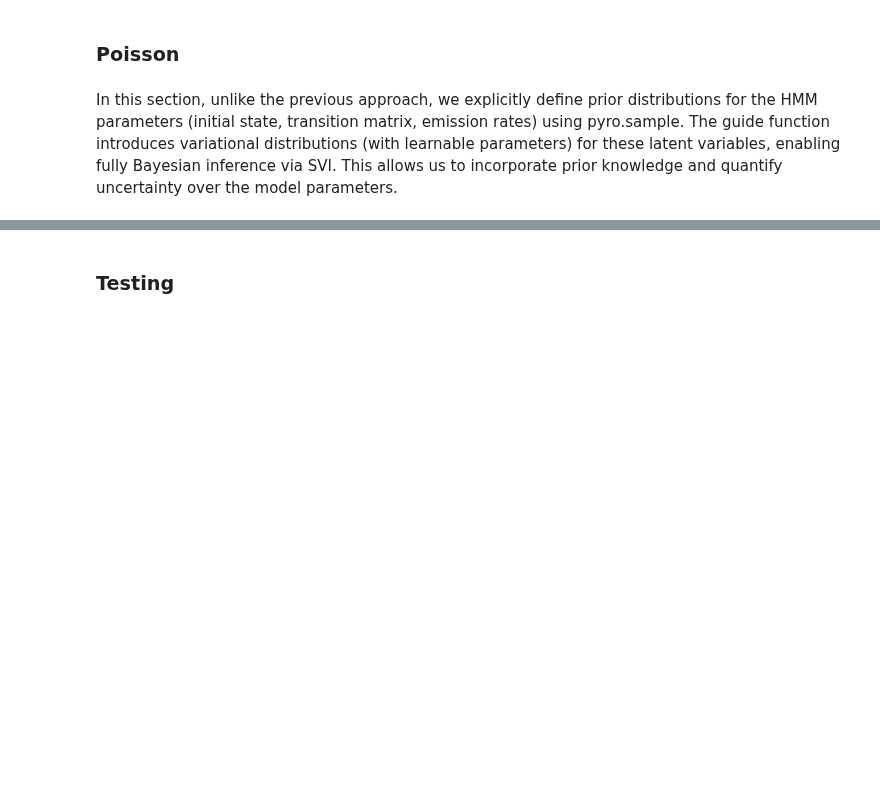
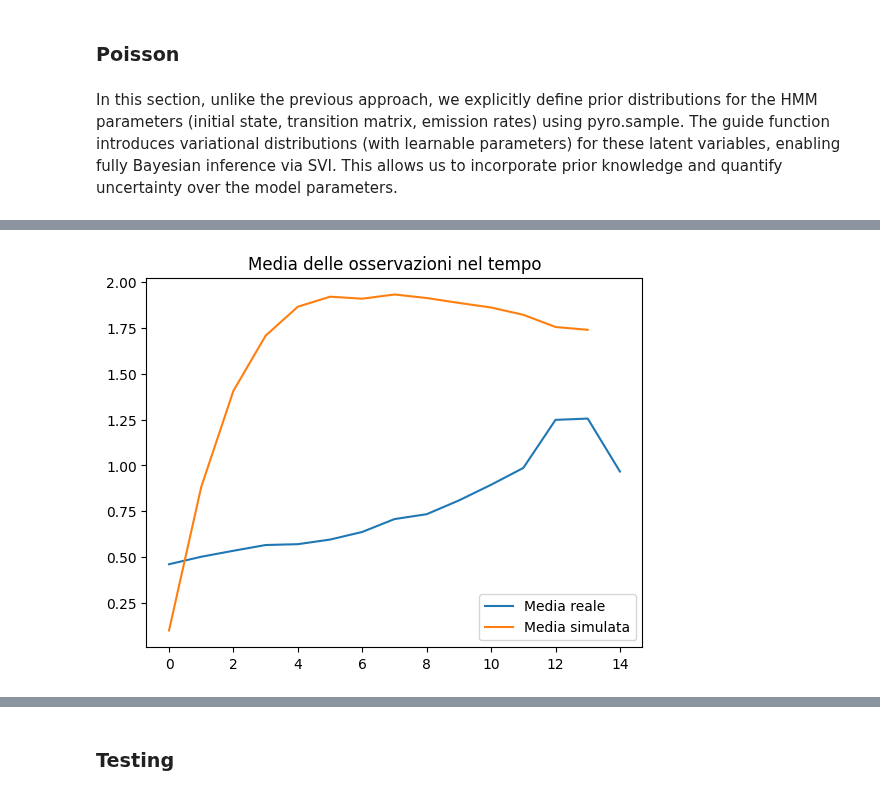
Before and after one commit to erikdeluca/Blood-Donors, a Jupyter notebook: Python/Pyro.ipynb, the cells around one changed output, grey strips where cells are left out. Saved outputs shown, nothing was run; the diff lists cells and outputs as text; code cells hidden in the pictures; blank space fills up the shorter version.

```diff
--- a/Python/Pyro.ipynb
+++ b/Python/Pyro.ipynb
@@ -335,0 +520,11 @@ plot_hmm_params(
+# %%
+mean_real = obs_torch.float().mean(dim=0)
+mean_sim = y_sim.float().mean(dim=0)
+
+plt.plot(mean_real, label='Media reale')
+plt.plot(mean_sim, label='Media simulata')
+plt.title('Media delle osservazioni nel tempo')
+plt.legend()
+plt.show()
+# %% [output]
+[figure, added]
```
Also changed, not shown: parts of 60 cells of this notebook.
